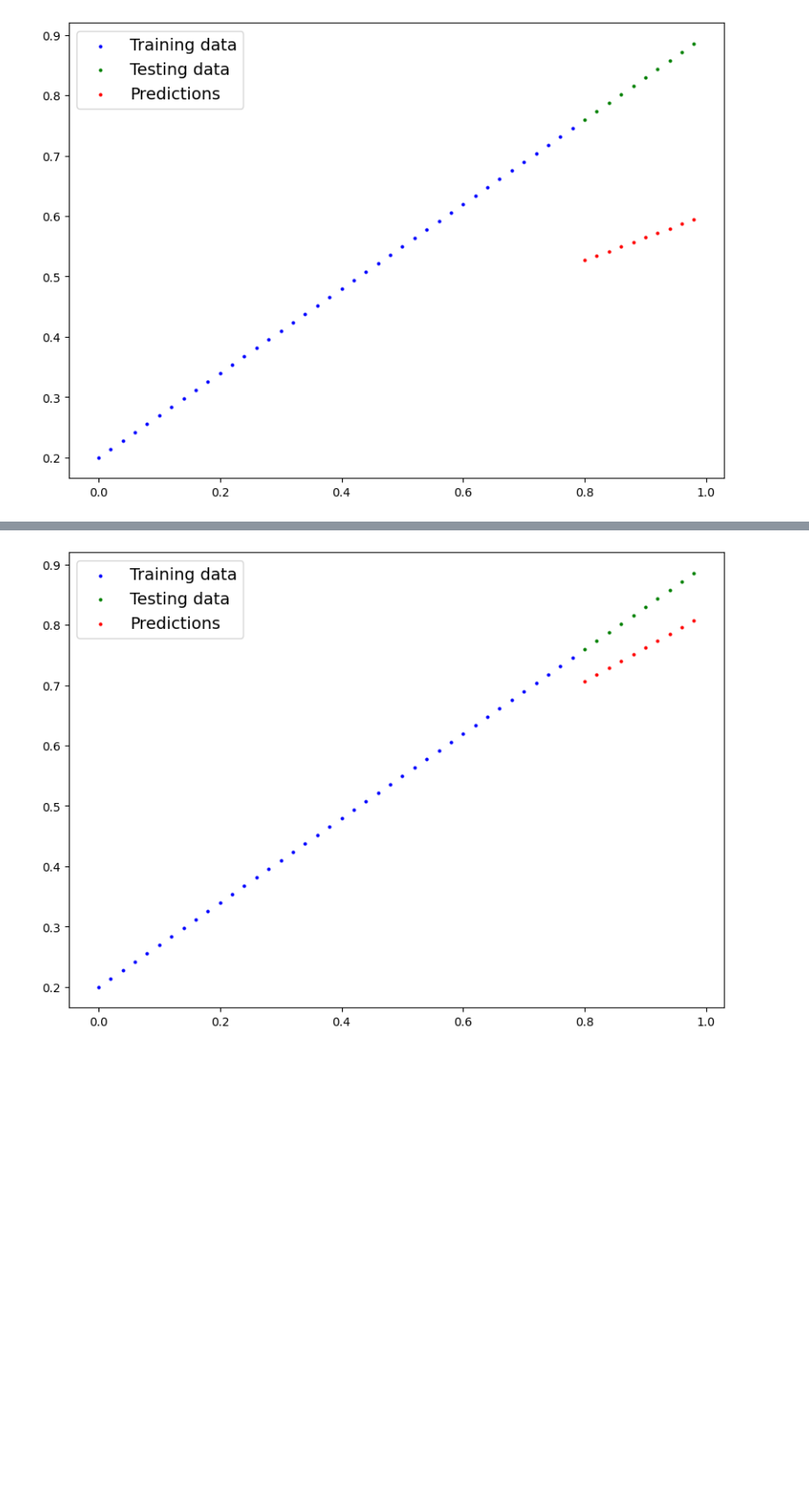
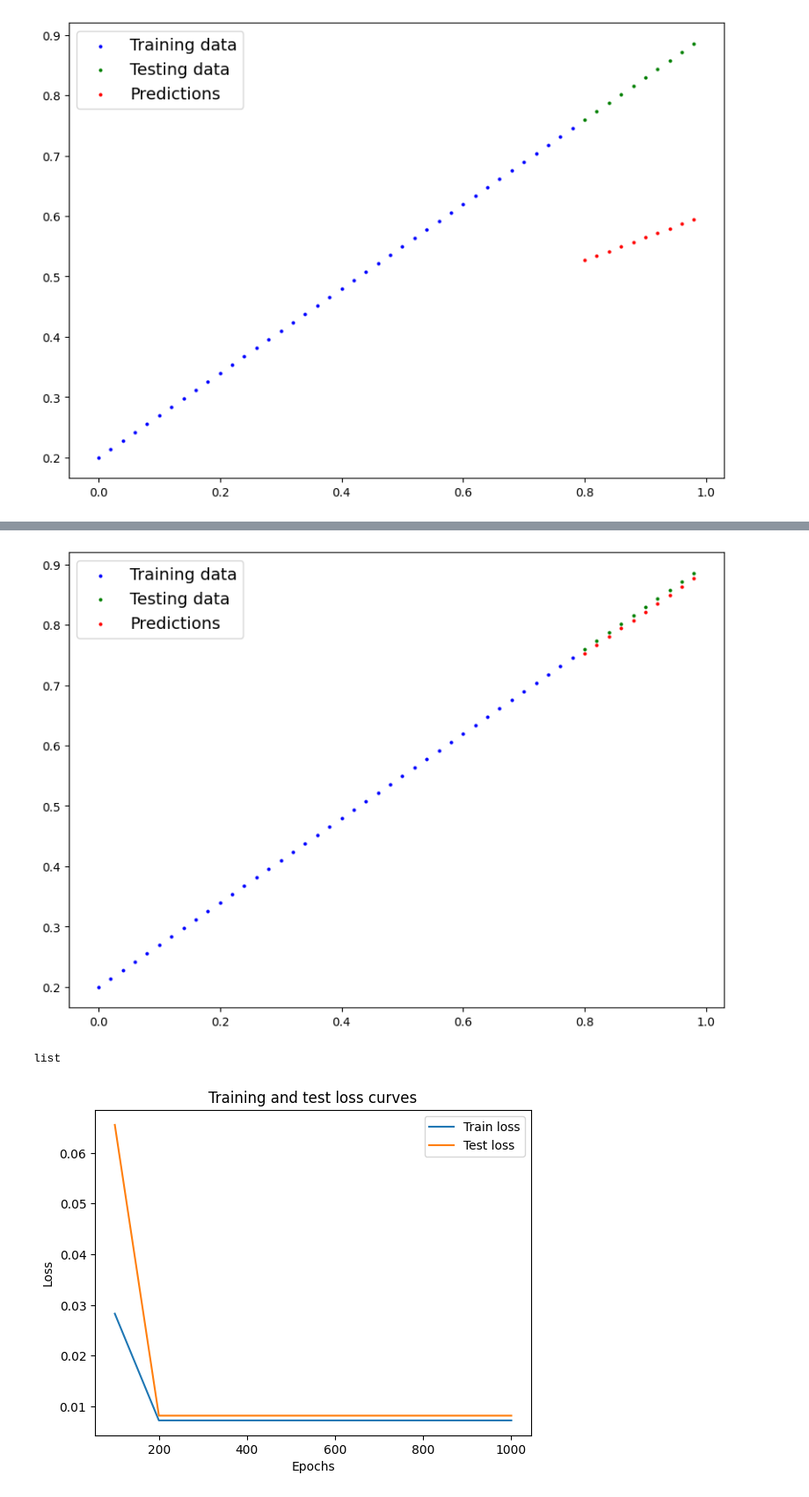
Before and after one commit to Khey17/100-Days-Of-ML-Code, a Jupyter notebook: Learn-PyTorch/01_PyTorch_WorkFlow.ipynb, the cells around one changed output, grey strips where cells are left out. Shown at 88% size. Cells and saved outputs as stored; diff of their text form; code cells hidden in the pictures; blank space fills up the shorter version.

```diff
--- a/Learn-PyTorch/01_PyTorch_WorkFlow.ipynb
+++ b/Learn-PyTorch/01_PyTorch_WorkFlow.ipynb
@@ -326,14 +326,30 @@ with torch.inference_mode():
 plot_predictions(predictions=y_preds)
 # %% [output]
 [figure]
+# %%
+# Reinstantiate the model
+torch.manual_seed(42)
+model_0 = LinearRegressionModel()
+
+# Setup the optimizer
+optimizer = torch.optim.SGD(params=model_0.parameters(),
+                            lr=0.01)
+
+# Setup a loss function
+loss_fn = nn.L1Loss()
 # %%
 torch.manual_seed (42)
 
 # An epoch is one loop through the data...
-epochs = 100
+epochs = 1000
+
+# Track the model progress
+epoch_count = []
+loss_values = []
+test_loss_values = []
 
 ### Training
-for epoch in range(epochs):
+for epoch in range(1, epochs + 1):
 
   # Set the model to training mode
   model_0.train()
@@ -341,7 +357,6 @@ for epoch in range(epochs):
   y_pred = model_0(X_train)
   # 2. Loss function
   loss = loss_fn(y_pred, y_train)
-  print(f"Loss: {loss} | Epoch: {epoch}")
 
   # 3. Reset the optimizer
   optimizer.zero_grad()
@@ -352,4 +367,18 @@ for epoch in range(epochs):
 
   ### Testing
   model_0.eval()
+
+  with torch.inference_mode():
+    test_pred = model_0(X_test)
+    test_loss = loss_fn(test_pred, y_test)
+
+  # printing out the results
+  if epoch % 100 == 0:
+    # record the results
+    epoch_count.append(epoch)
+    loss_values.append(loss)
+    test_loss_values.append(test_loss)
+
+    print(f"Epoch: {epoch} | Loss: {loss} | Test loss: {test_loss}")
+    print(model_0.state_dict())
 # %% [output]
@@ -376,4 +408,4 @@ with torch.inference_mode():
 
 plot_predictions(predictions=y_preds)
 # %% [output]
-[figure, old version]
+[figure, new version]
@@ -390,0 +412,15 @@ for epoch in range(epochs):
+# %%
+type(loss_values)
+# %% [output]
+list
+# %%
+# Plot the loss curve
+plt.plot(epoch_count, torch.tensor(loss_values).detach().numpy(), label="Train loss")
+plt.plot(epoch_count, torch.tensor(test_loss_values).detach().numpy(), label="Test loss")
+plt.title("Training and test loss curves")
+plt.ylabel("Loss")
+plt.xlabel("Epochs")
+plt.legend()
+plt.show();
+# %% [output]
+[figure, added]
```
Also changed, not shown: parts of 8 cells of this notebook.
